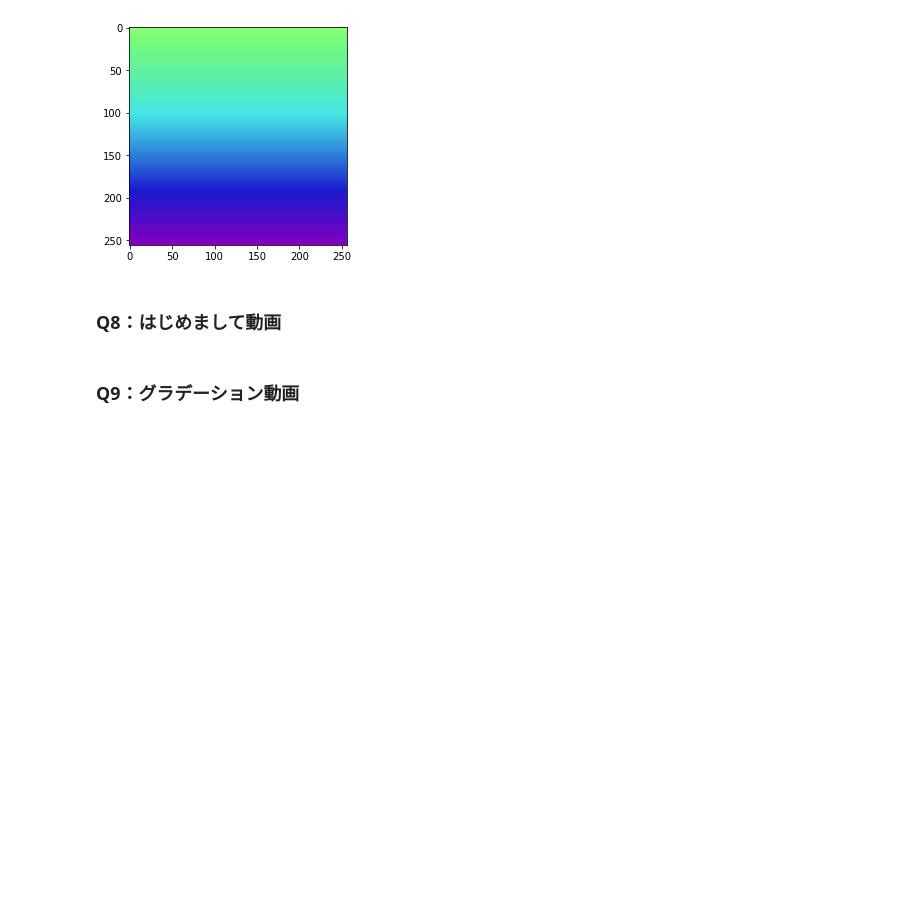
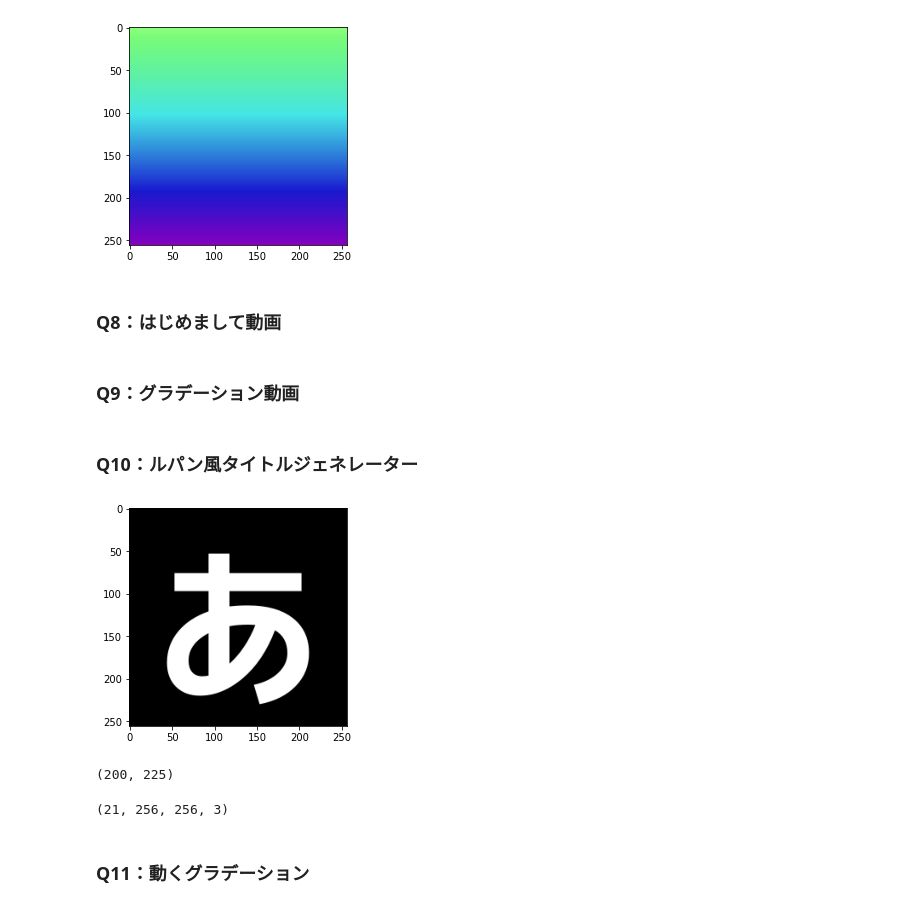
Before and after one commit to nonsabotage/numpy_infinity, a Jupyter notebook: ch05_ブロードキャストの応用.ipynb, the cells around one changed output. Saved outputs shown, nothing was run; the diff lists cells and outputs as text; code cells hidden in the pictures; blank space fills up the shorter version.

```diff
--- a/ch05_ブロードキャストの応用.ipynb
+++ b/ch05_ブロードキャストの応用.ipynb
@@ -539,3 +540,19 @@ frames[..., 1] = np.linspace(255, 0, 100, dtype = np.uint8)[:, None, None]
 frames[..., 2] = np.linspace(128, 255, 100, dtype = np.uint8)[:, None, None]
 
 video_utils.save_video("./dat/q09.mp4", frames, frame_rate = 1)
+# %% [markdown]
+### Q10：ルパン風タイトルジェネレーター
+# %%
+font = ImageFont.truetype("numpy_book/fonts/M_PLUS_1p/MPLUS1p-Bold.ttf", 200)
+with Image.new("RGB", (256, 256), color = (0, 0, 0)) as canvas:
+    draw = ImageDraw.Draw(canvas)
+    text_size = draw.textsize("あ", font = font)
+    ox, oy = (256 - text_size[0]) // 2, 0
+    draw.text((ox, oy), "あ", fill = (255, 255, 255), font = font)
+    plt.imshow(canvas)
+# %% [output]
+[figure, added]
+# %%
+text_size
+# %% [output]
+(200, 225)
@@ -541,0 +577,6 @@ video_utils.save_video("./dat/q09.mp4", frames, frame_rate = 1)
+# %%
+frames.shape
+# %% [output]
+(21, 256, 256, 3)
+# %% [markdown]
+### Q11：動くグラデーション
```
Also changed, not shown: parts of 14 cells of this notebook, 2 other files.
